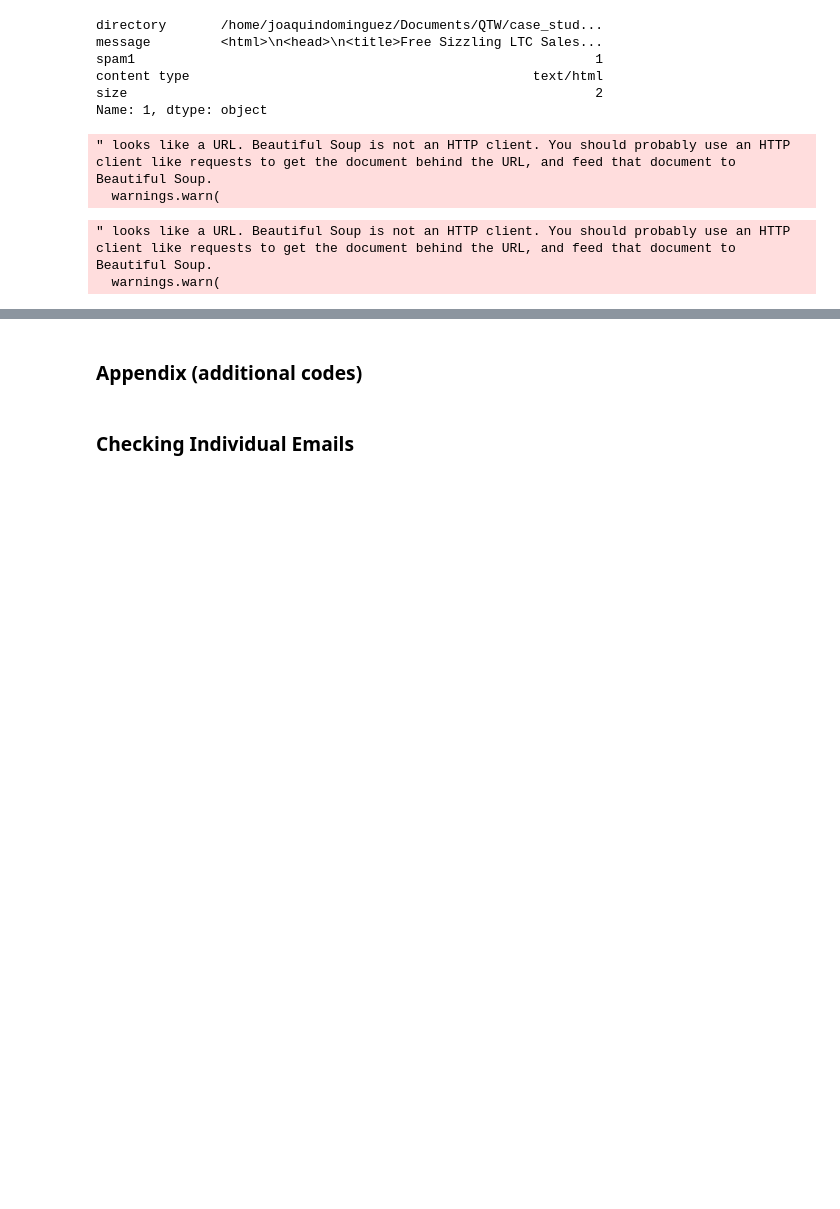
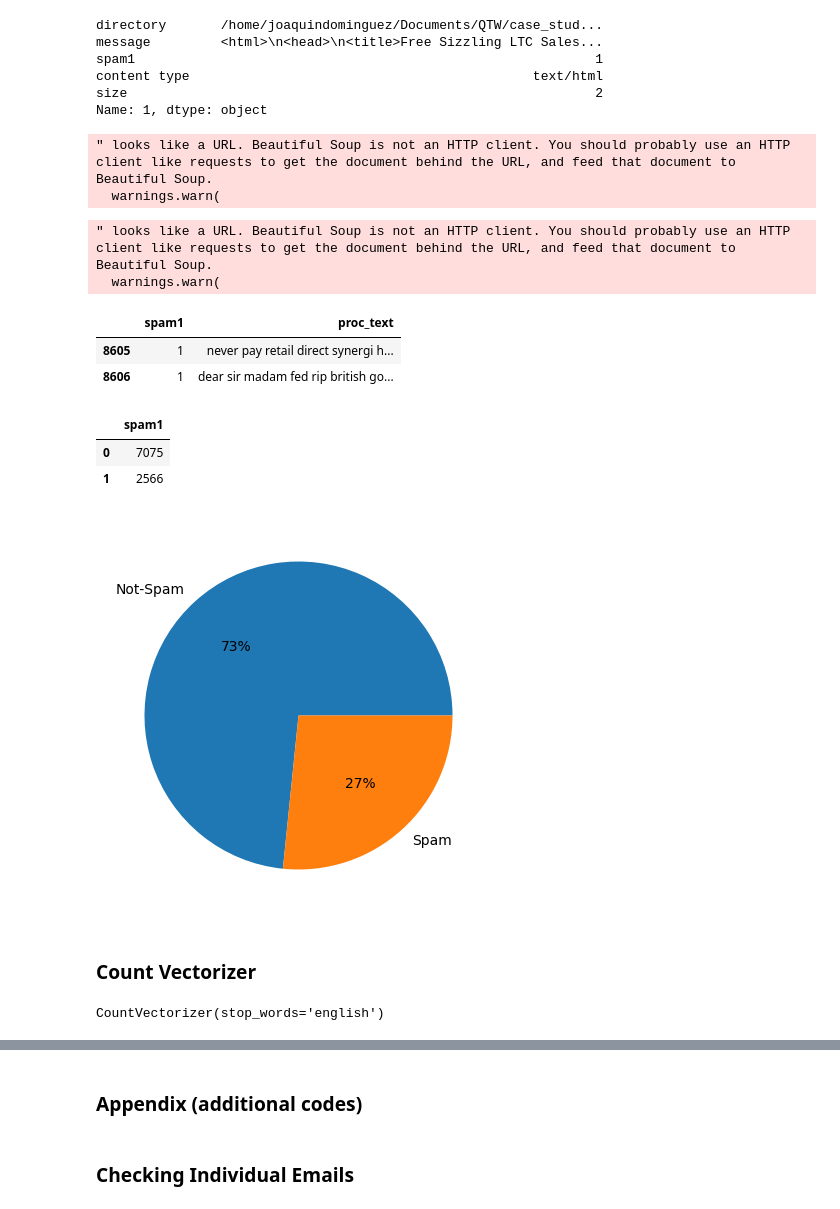
Before and after one commit to ryskgit/QTW_CaseStudy, a Jupyter notebook: Case Study 3/CS3_JD.ipynb, the cells around one changed output, grey strips where cells are left out. Drawn from its saved outputs; the diff is of its cells as text; code cells hidden in the pictures; blank space fills up the shorter version.

```diff
--- a/Case Study 3/CS3_JD.ipynb
+++ b/Case Study 3/CS3_JD.ipynb
@@ -204,0 +216,22 @@ text_df['proc_text'] = text_list
+# %%
+coll_df.tail(2)
+# %% [output]
+|  | spam1 | proc_text |
+| 8605 | 1 | never pay retail direct synergi h... |
+| 8606 | 1 | dear sir madam fed rip british go... |
+# %%
+coll_df[['spam1']].apply(pd.Series.value_counts)
+# %% [output]
+|  | spam1 |
+| 0 | 7075 |
+| 1 | 2566 |
+# %%
+data = [7075/(7075+2566), 2566/(7075+2566)]
+labels = ['Not-Spam', 'Spam']
+plt.figure(figsize = (12,5))
+plt.pie(data, labels = labels, autopct = '%.0f%%')
+plt.show()
+# %% [output]
+[figure, added]
+# %% [markdown]
+### Count Vectorizer
@@ -204,0 +245,5 @@ text_df['proc_text'] = text_list
+# %%
+vect = CountVectorizer(stop_words='english')
+vect.fit(X_train)
+# %% [output]
+CountVectorizer(stop_words='english')
```
Also changed, not shown: parts of 19 cells of this notebook.
